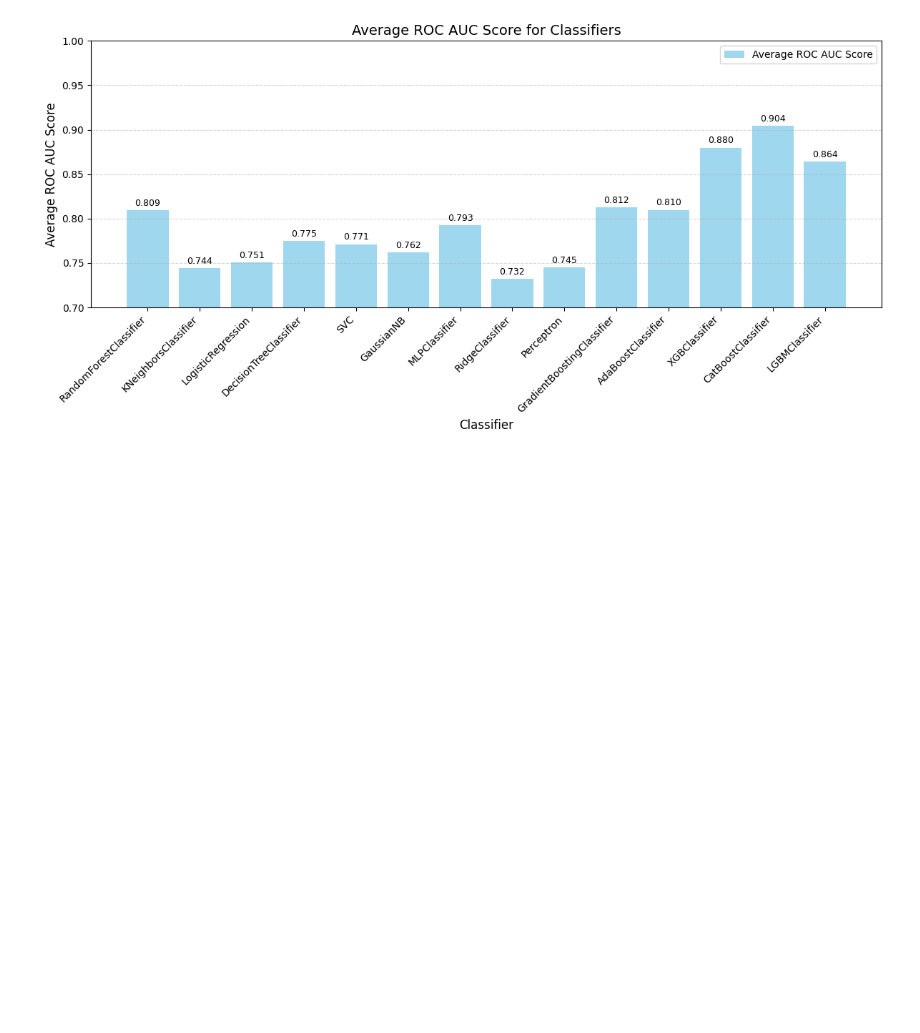
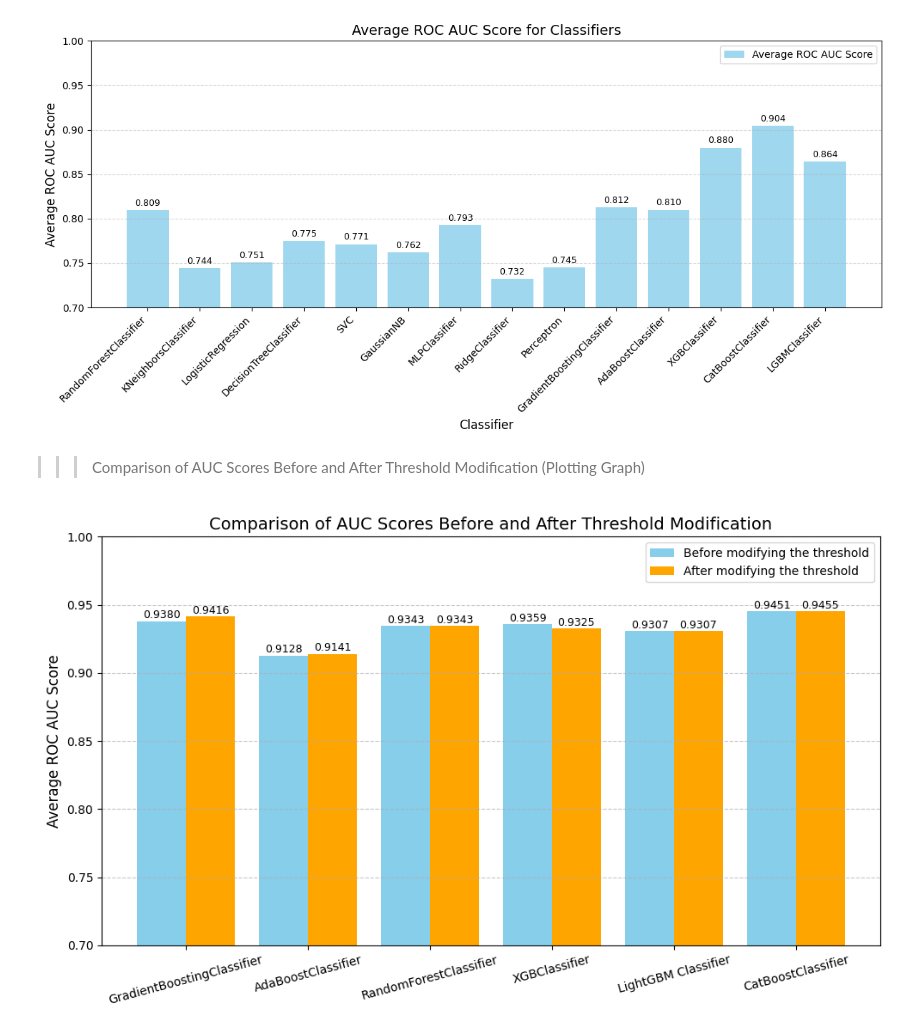
Before and after one commit to limys0713/DataScience_Competition1, a Jupyter notebook: analyze.ipynb, the cells around one changed output. Cells and saved outputs as stored; diff of their text form; code cells hidden in the pictures; blank space fills up the shorter version.

```diff
--- a/analyze.ipynb
+++ b/analyze.ipynb
@@ -1160,7 +1160,7 @@ for i in range(len(dataset_names)):
         reg_lambda=3,               # L2 正則化
         scale_pos_weight=1,         # 用來處理類別不平衡
         objective='binary:logistic',# 二元分類
-        eval_metric='auc',          # 監控的評估指標
+        #eval_metric='auc',          # 監控的評估指標
         random_state=42,            # 隨機種子
     )
 
@@ -1487,3 +1487,56 @@ plt.tight_layout()  # Adjust layout to prevent overlap
 plt.show()
 # %% [output]
 [figure]
+# %% [markdown]
+>>> Comparison of AUC Scores Before and After Threshold Modification (Plotting Graph)
+# %%
+import matplotlib.pyplot as plt
+import numpy as np
+
+# Model names
+models = [
+    "GradientBoostingClassifier",
+    "AdaBoostClassifier",
+    "RandomForestClassifier",
+    "XGBClassifier",
+    "LightGBM Classifier",
+    "CatBoostClassifier"
+]
+
+# AUC values
+auc_before_threshold = [0.9380, 0.9128, 0.9343, 0.9359, 0.9307, 0.9451]
+auc_after_threshold = [0.9416, 0.9141, 0.9343, 0.9325, 0.9307, 0.9455]
+
+# Bar width and positions
+bar_width = 0.4
+x = np.arange(len(models))
+
+# Create the bar plot
+plt.figure(figsize=(10, 6))
+bars1 = plt.bar(x - bar_width / 2, auc_before_threshold, bar_width, label='Before modifying the threshold', color='skyblue')
+bars2 = plt.bar(x + bar_width / 2, auc_after_threshold, bar_width, label='After modifying the threshold', color='orange')
+
+# Adjust x-ticks to be centered between the bars
+plt.xticks(x, models, rotation=15, ha='center', fontsize=10)
+
+# Add labels, title, and legend
+plt.ylabel('Average ROC AUC Score', fontsize=12)
+plt.title('Comparison of AUC Scores Before and After Threshold Modification', fontsize=14)
+plt.legend(fontsize=10)
+
+# Annotate each bar with its value
+for bar, value in zip(bars1, auc_before_threshold):
+    plt.text(bar.get_x() + bar.get_width() / 2, bar.get_height() + 0.002, f"{value:.4f}", ha='center', fontsize=9)
+
+for bar, value in zip(bars2, auc_after_threshold):
+    plt.text(bar.get_x() + bar.get_width() / 2, bar.get_height() + 0.002, f"{value:.4f}", ha='center', fontsize=9)
+
+# Add grid lines and set y-axis limit
+plt.grid(axis='y', linestyle='--', alpha=0.7)
+plt.ylim(0.70, 1.00)  # Set y-axis range
+
+# Adjust layout and display the plot
+plt.tight_layout()
+plt.show()
+# %% [output]
+[figure, added]
```
